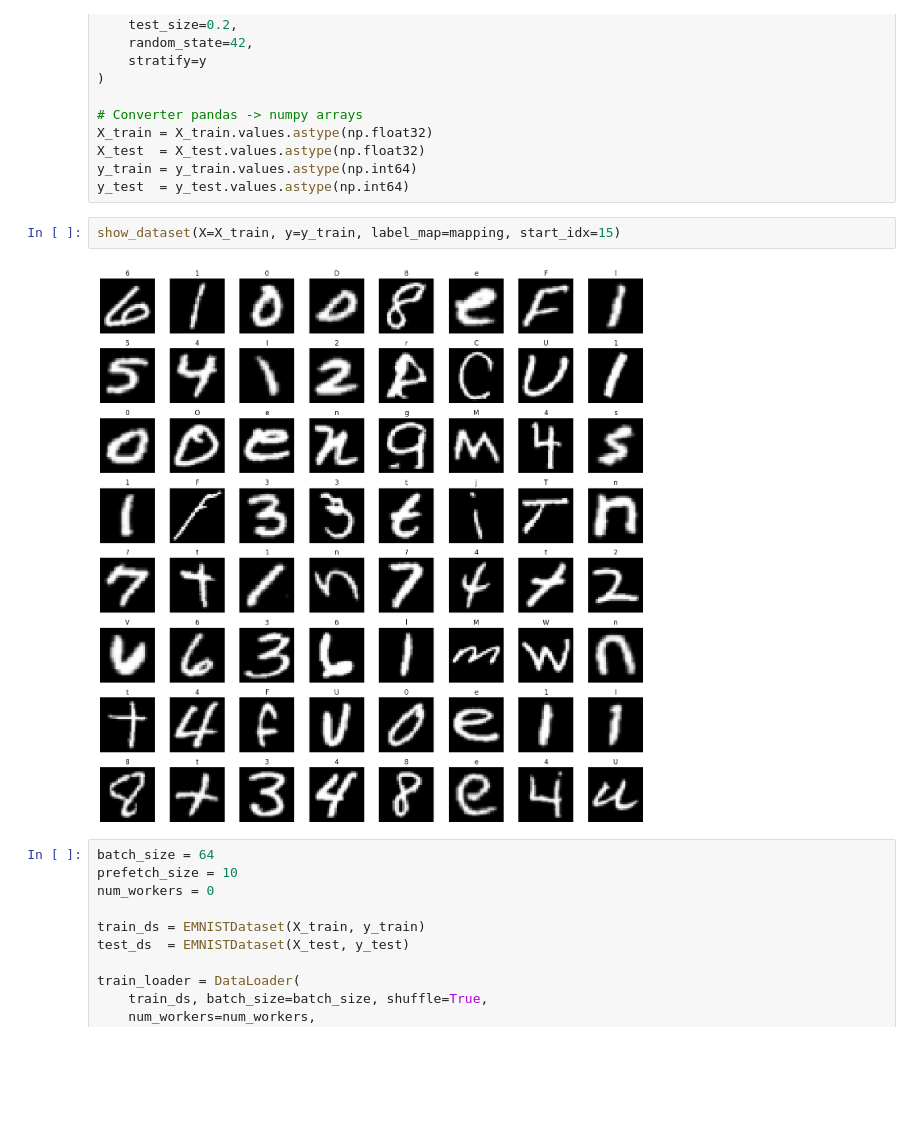
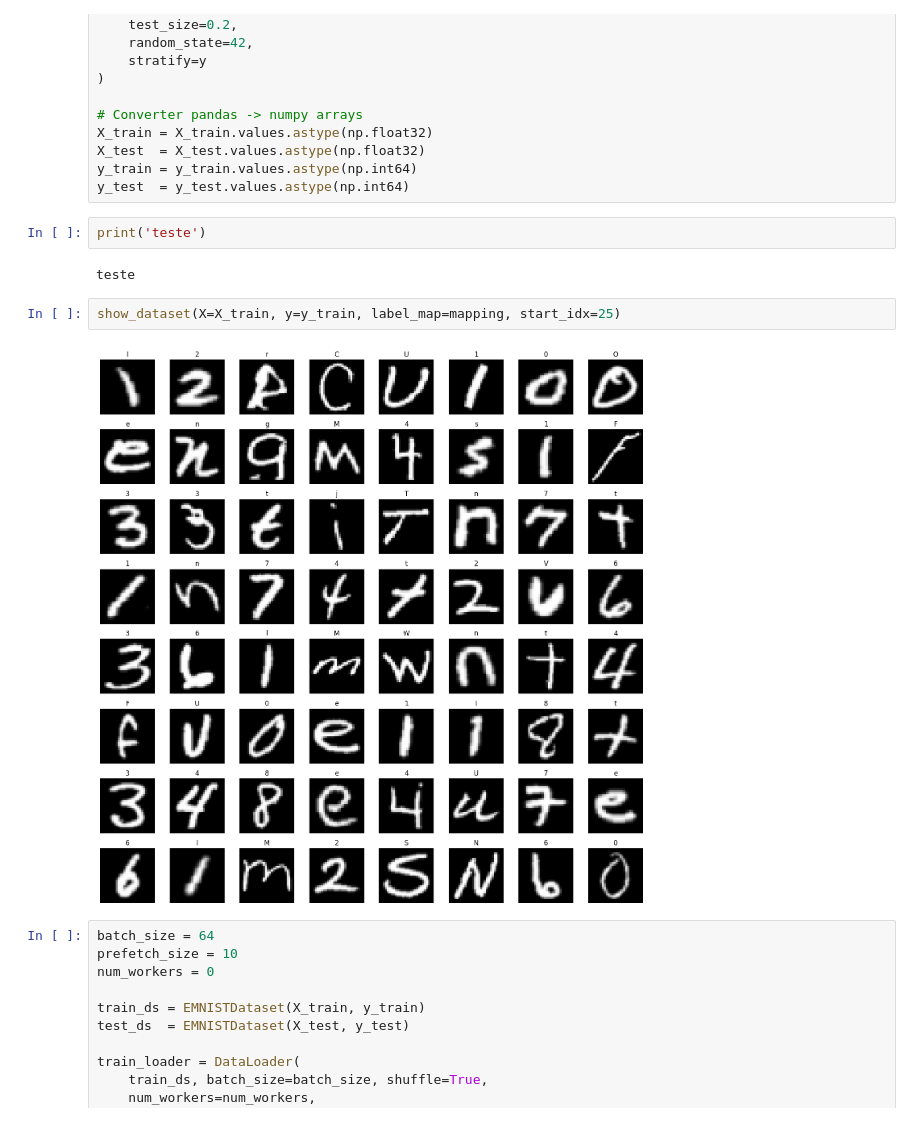
Before and after one commit to tio-bryan/emnist, a Jupyter notebook: src/experiments/raw_internal_imports.ipynb, the cells around one changed output. Drawn from its saved outputs; the diff is of its cells as text; blank space fills up the shorter version.

```diff
--- a/src/experiments/raw_internal_imports.ipynb
+++ b/src/experiments/raw_internal_imports.ipynb
@@ -69,10 +69,14 @@ X_train = X_train.values.astype(np.float32)
 X_test  = X_test.values.astype(np.float32)
 y_train = y_train.values.astype(np.int64)
 y_test  = y_test.values.astype(np.int64)
+# %%
+print('teste')
+# %% [output]
+teste
 # %%
-show_dataset(X=X_train, y=y_train, label_map=mapping, start_idx=15)
+show_dataset(X=X_train, y=y_train, label_map=mapping, start_idx=25)
 # %% [output]
-[figure, old version]
+[figure, new version]
 # %%
 batch_size = 64
 prefetch_size = 10
```
